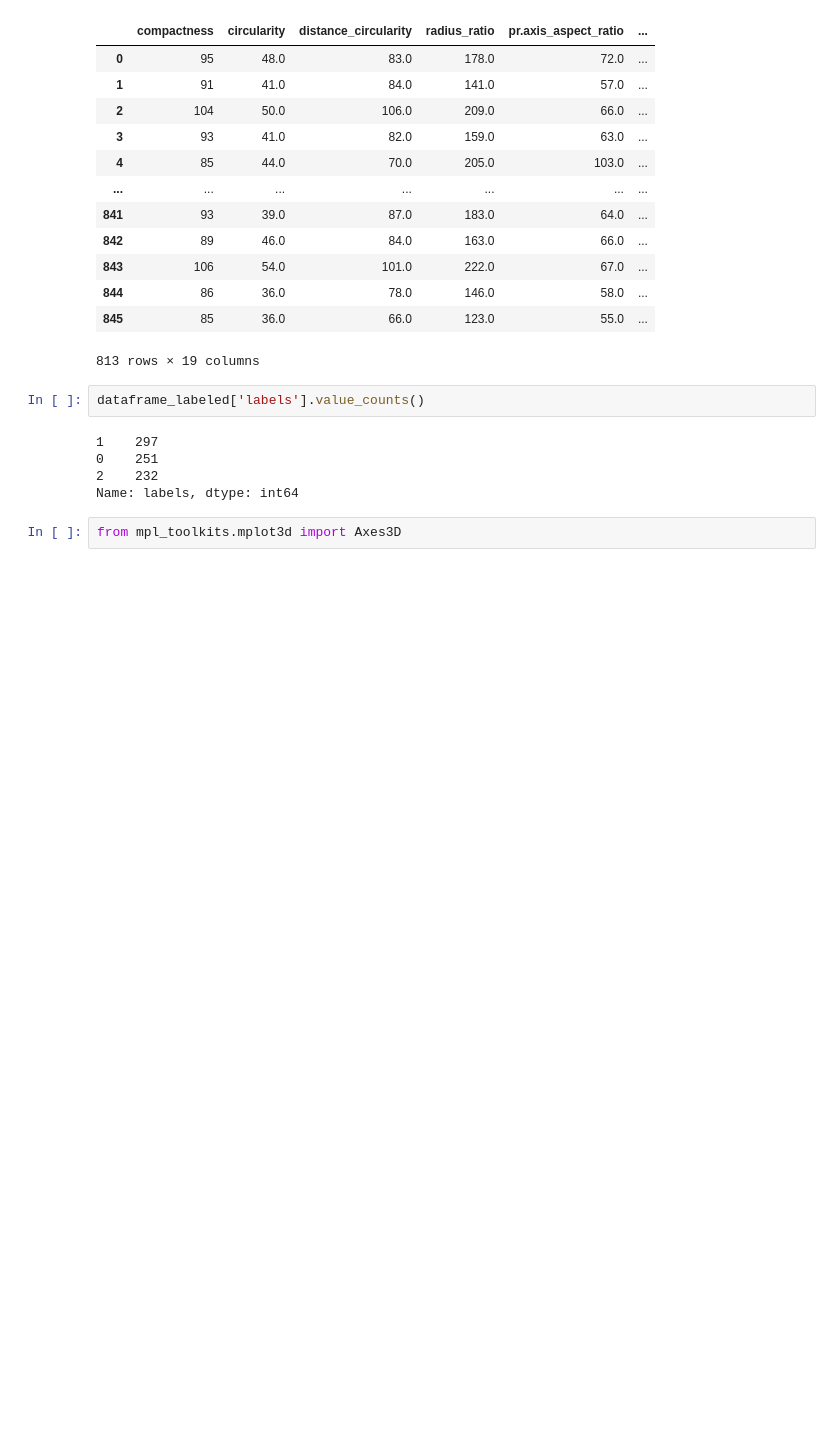
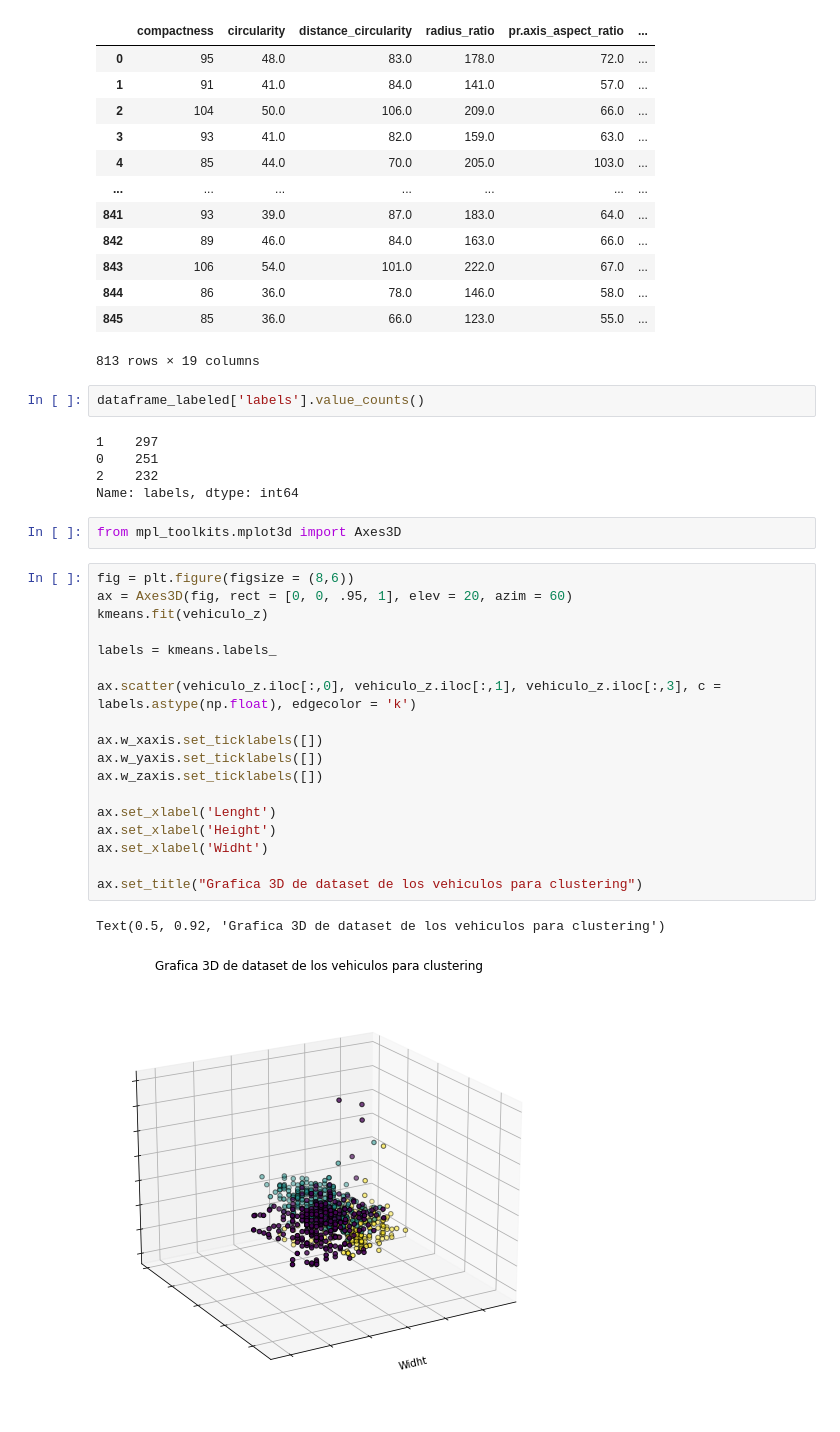
Before and after one commit to asiermarin/Sistemas.Inteligentes, a Jupyter notebook: Opcional.2/amf_opcional.ipynb, the cells around one changed output. Cells and saved outputs as stored; diff of their text form; blank space fills up the shorter version.

```diff
--- a/Opcional.2/amf_opcional.ipynb
+++ b/Opcional.2/amf_opcional.ipynb
@@ -206,3 +206,24 @@ dataframe_labeled['labels'].value_counts()
 Name: labels, dtype: int64
 # %%
 from mpl_toolkits.mplot3d import Axes3D
+# %%
+fig = plt.figure(figsize = (8,6))
+ax = Axes3D(fig, rect = [0, 0, .95, 1], elev = 20, azim = 60)
+kmeans.fit(vehiculo_z)
+
+labels = kmeans.labels_
+
+ax.scatter(vehiculo_z.iloc[:,0], vehiculo_z.iloc[:,1], vehiculo_z.iloc[:,3], c = labels.astype(np.float), edgecolor = 'k')
+
+ax.w_xaxis.set_ticklabels([])
+ax.w_yaxis.set_ticklabels([])
+ax.w_zaxis.set_ticklabels([])
+
+ax.set_xlabel('Lenght')
+ax.set_xlabel('Height')
+ax.set_xlabel('Widht')
+
+ax.set_title("Grafica 3D de dataset de los vehiculos para clustering")
+# %% [output]
+Text(0.5, 0.92, 'Grafica 3D de dataset de los vehiculos para clustering')
+[figure, added]
```
Also changed, not shown: parts of 2 cells of this notebook, 3 other files.
